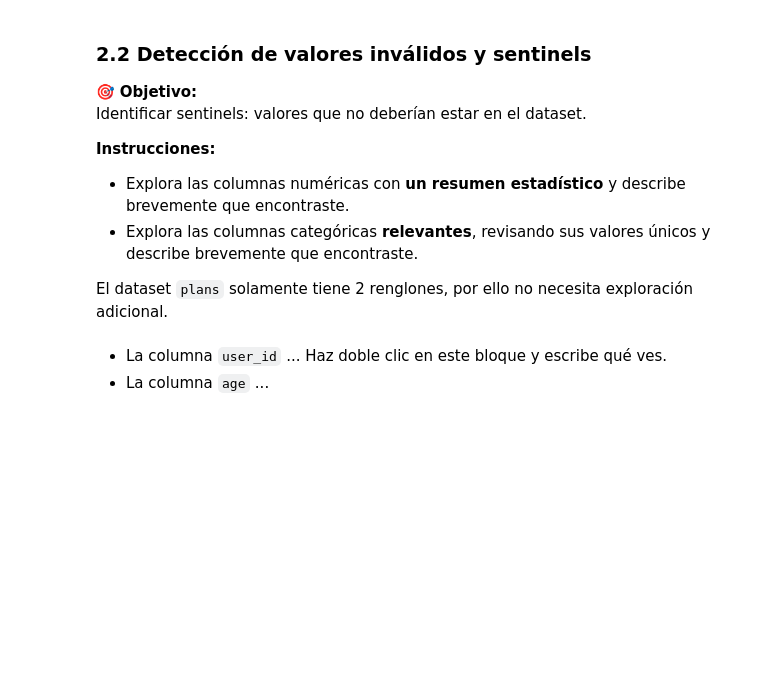
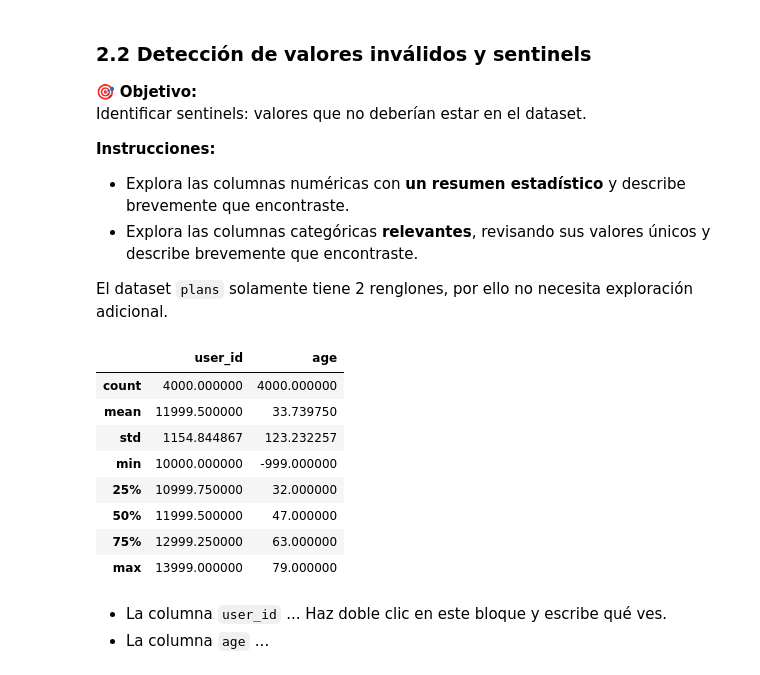
Before and after one commit to addath/ConnectaTel, a Jupyter notebook: S7_Version_Estudiante_Project_ConnectaTel.ipynb, the cells around one changed output. Saved outputs shown, nothing was run; the diff lists cells and outputs as text; code cells hidden in the pictures; blank space fills up the shorter version.

```diff
--- a/S7_Version_Estudiante_Project_ConnectaTel.ipynb
+++ b/S7_Version_Estudiante_Project_ConnectaTel.ipynb
@@ -229,6 +229,17 @@ Identificar sentinels: valores que no deberían estar en el dataset.
 El dataset `plans` solamente tiene 2 renglones, por ello no necesita exploración adicional.
 # %%
 # explorar columnas numéricas de users
+users.describe()
+# %% [output]
+|  | user_id | age |
+| count | 4000.000000 | 4000.000000 |
+| mean | 11999.500000 | 33.739750 |
+| std | 1154.844867 | 123.232257 |
+| min | 10000.000000 | -999.000000 |
+| 25% | 10999.750000 | 32.000000 |
+| 50% | 11999.500000 | 47.000000 |
+| 75% | 12999.250000 | 63.000000 |
+| max | 13999.000000 | 79.000000 |
 # %% [markdown]
 - La columna `user_id` ... Haz doble clic en este bloque y escribe qué ves.
 - La columna `age` ...
```
Also changed, not shown: parts of 1 cell of this notebook.
